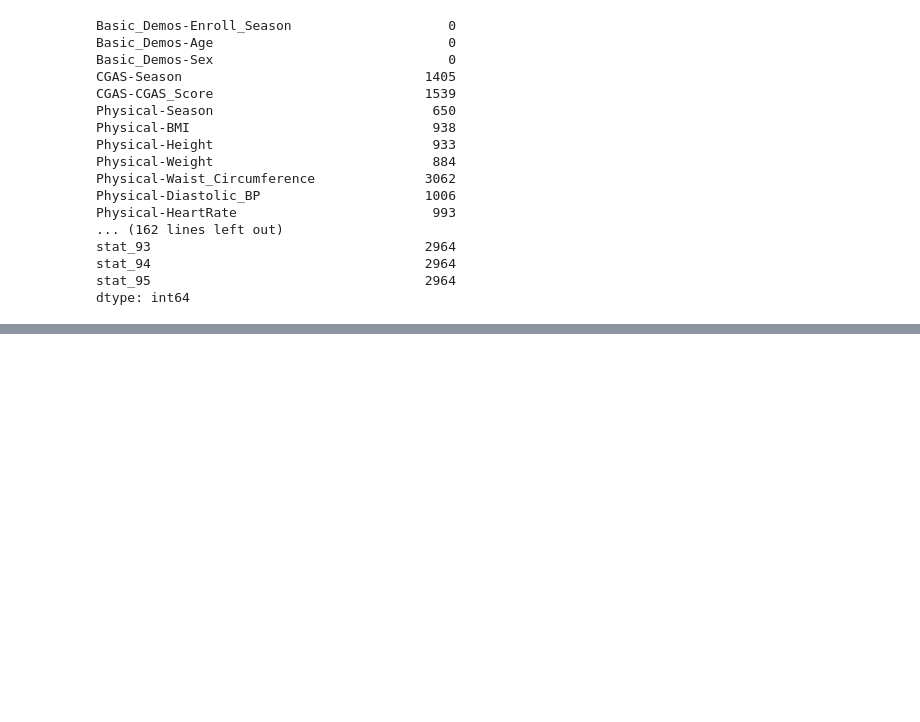
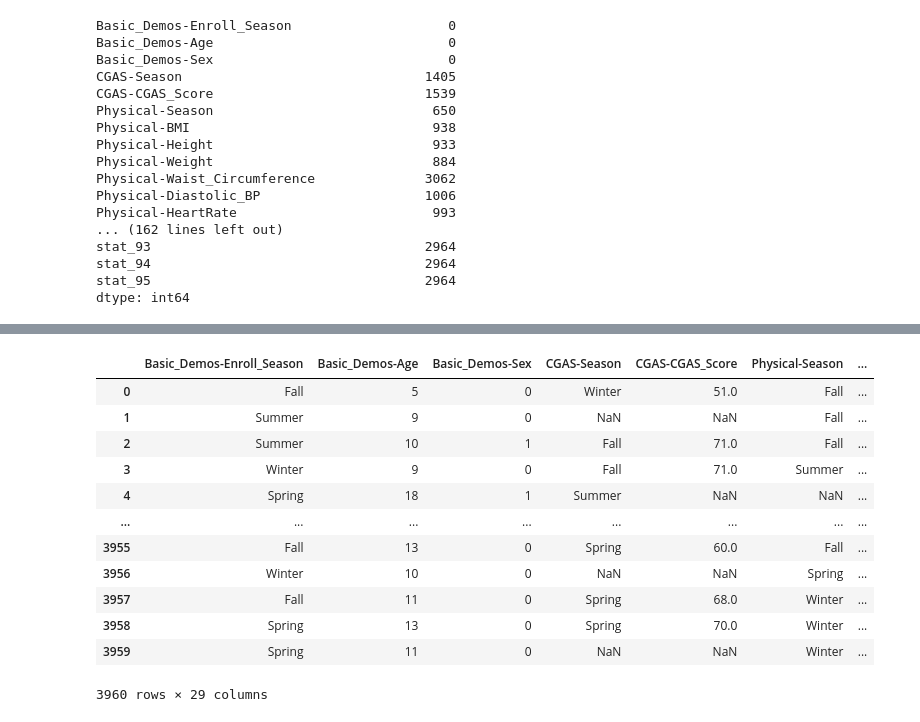
Before and after one commit to Sravankumar3/Masters_project, a Jupyter notebook: problematic_internet_use_prediction.ipynb, the cells around one changed output, grey strips where cells are left out. Saved outputs shown, nothing was run; the diff lists cells and outputs as text; code cells hidden in the pictures; blank space fills up the shorter version.

Commit message:
missing values

```diff
--- a/problematic_internet_use_prediction.ipynb
+++ b/problematic_internet_use_prediction.ipynb
@@ -115,0 +121,12 @@ dtype: int64
+# %%
+# dropping features with equal to or more than 50% of missing values
+def dropMissingValueFeatures(train,test):
+    missing_train = train.isna().mean() * 100
+    cols_to_drop = missing_train[missing_train >= 50].index.tolist()
+    cols_to_drop+=[i for i in train.columns if 'BIA' in i]
+
+    train=train.drop(columns=[col for col in cols_to_drop if col in train.columns], axis=1)
+    test=test.drop(columns=[col for col in cols_to_drop if col in test.columns], axis=1)
+    return train,test
+# %%
+train,test=dropMissingValueFeatures(train,test)
@@ -115,0 +181,35 @@ dtype: int64
+# %%
+train_pciatAvg=train.copy()
+test_pciatAvg=test.copy()
+pciat_columns = [f'PCIAT-PCIAT_{i:02d}' for i in range(1, 21)]
+train_pciatAvg['Pciat_total_min']=train_pciatAvg[pciat_columns].fillna(0).sum(axis=1)
+train_pciatAvg['Pciat_total_max']=train_pciatAvg[pciat_columns].fillna(5).sum(axis=1)
+train_pciatAvg['Pciat_total_avg']=(train_pciatAvg['Pciat_total_max']+train_pciatAvg['Pciat_total_min'])/2
+train_pciatAvg.drop(columns=['Pciat_total_max','Pciat_total_min','PCIAT-PCIAT_Total', 'PCIAT-Season','sii'] + pciat_columns, inplace=True)
+
+def calSii(total):
+    if total<=30:
+        return 0  # None
+    elif 31 <= total <= 49:
+        return 1  # Mild
+    elif 50 <= total <= 79:
+        return 2  # Moderate
+    else:
+        return 3  # Severe
+
+train_pciatAvg['sii_pred']=train_pciatAvg['Pciat_total_avg'].apply(calSii)
+train_pciatAvg.drop('Pciat_total_avg',axis=1)
+# %% [output]
+|  | Basic_Demos-Enroll_Season | Basic_Demos-Age | Basic_Demos-Sex | CGAS-Season | CGAS-CGAS_Score | Physical-Season | ... |
+| 0 | Fall | 5 | 0 | Winter | 51.0 | Fall | ... |
+| 1 | Summer | 9 | 0 | NaN | NaN | Fall | ... |
+| 2 | Summer | 10 | 1 | Fall | 71.0 | Fall | ... |
+| 3 | Winter | 9 | 0 | Fall | 71.0 | Summer | ... |
+| 4 | Spring | 18 | 1 | Summer | NaN | NaN | ... |
+| ... | ... | ... | ... | ... | ... | ... | ... |
+| 3955 | Fall | 13 | 0 | Spring | 60.0 | Fall | ... |
+| 3956 | Winter | 10 | 0 | NaN | NaN | Spring | ... |
+| 3957 | Fall | 11 | 0 | Spring | 68.0 | Winter | ... |
+| 3958 | Spring | 13 | 0 | Spring | 70.0 | Winter | ... |
+| 3959 | Spring | 11 | 0 | NaN | NaN | Winter | ... |
+3960 rows × 29 columns
```
Also changed, not shown: parts of 6 cells of this notebook.
